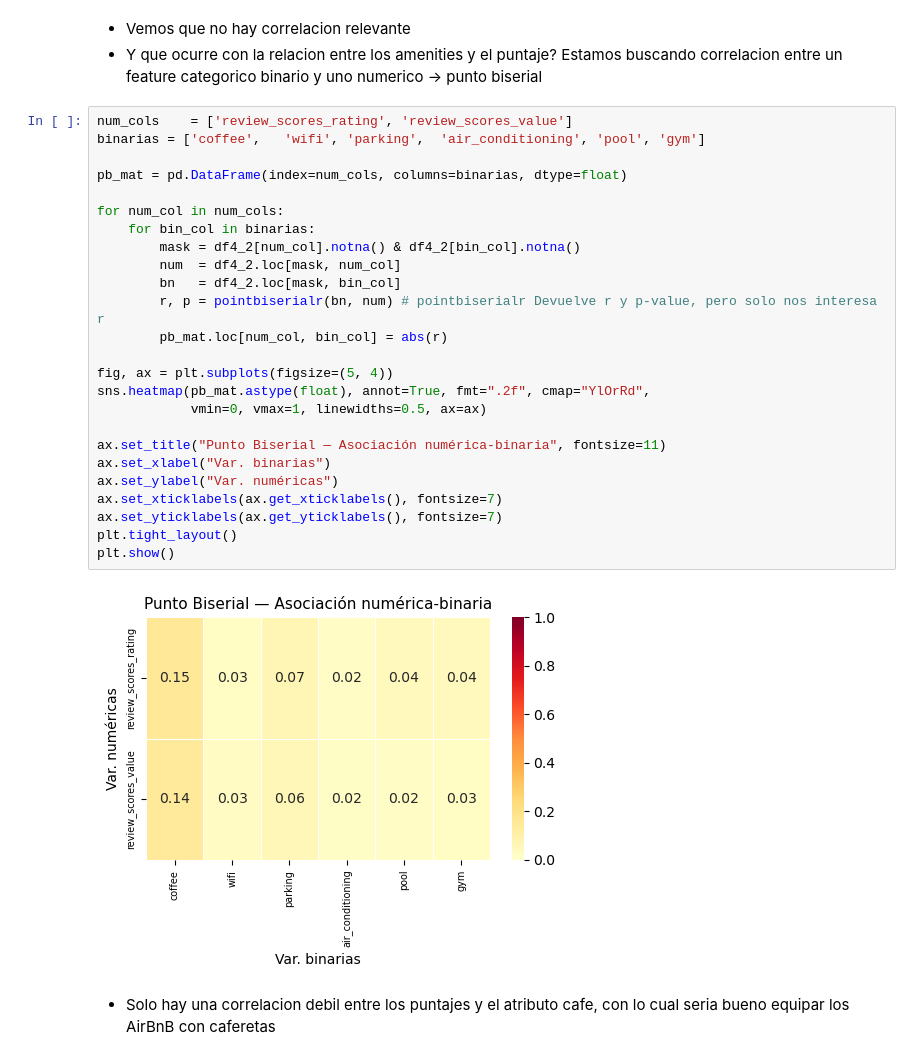
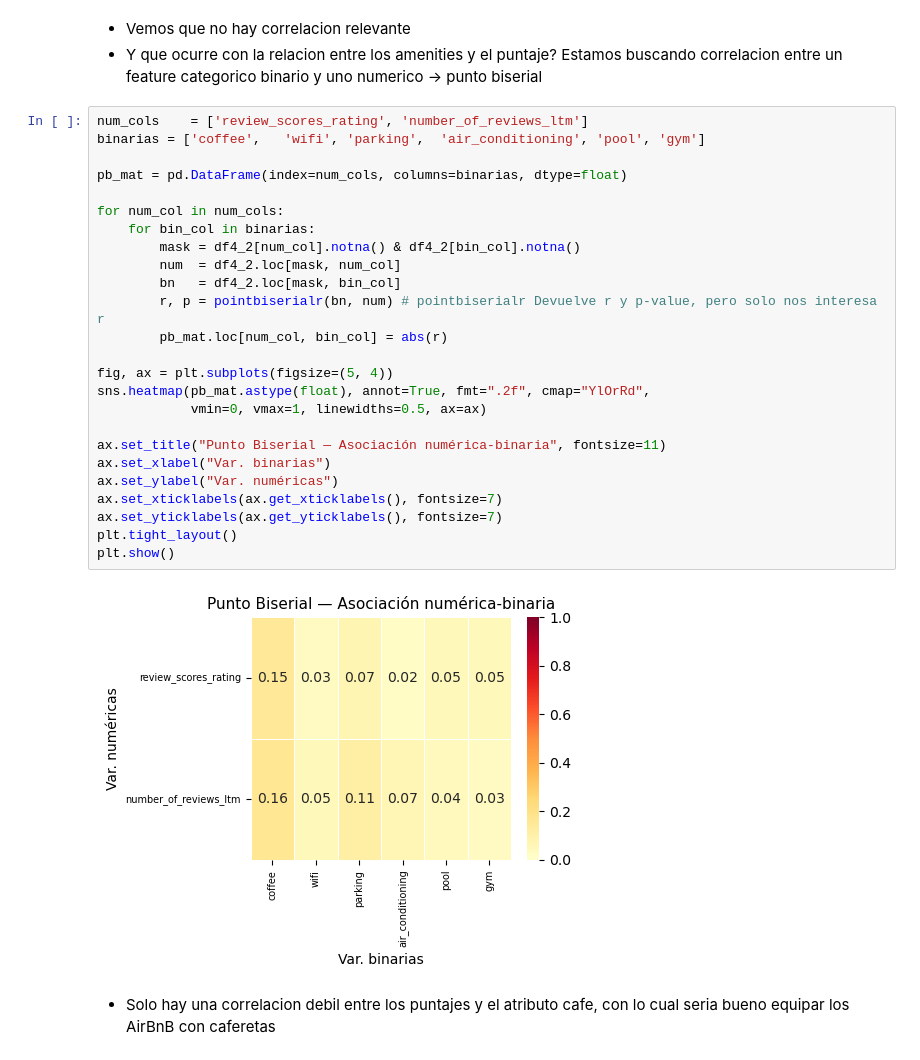
Before and after one commit to gonza29811/TP-analisis-de-datos, a Jupyter notebook: AirBnB_ds_completoV2.ipynb, the cells around one changed output. Drawn from its saved outputs; the diff is of its cells as text.

```diff
--- a/AirBnB_ds_completoV2.ipynb
+++ b/AirBnB_ds_completoV2.ipynb
@@ -787,31 +774,31 @@ plt.show()
 * Vemos que no hay correlacion relevante
 * Y que ocurre con la relacion entre los amenities y el puntaje? Estamos buscando correlacion entre un feature categorico binario y uno numerico -> punto biserial
 # %%
-num_cols    = ['review_scores_rating', 'review_scores_value']
+num_cols    = ['review_scores_rating', 'number_of_reviews_ltm']
 binarias = ['coffee',	'wifi',	'parking',	'air_conditioning', 'pool', 'gym']
 
 pb_mat = pd.DataFrame(index=num_cols, columns=binarias, dtype=float)
 
 for num_col in num_cols:
     for bin_col in binarias:
         mask = df4_2[num_col].notna() & df4_2[bin_col].notna()
         num  = df4_2.loc[mask, num_col]
         bn   = df4_2.loc[mask, bin_col]
         r, p = pointbiserialr(bn, num) # pointbiserialr Devuelve r y p-value, pero solo nos interesa r
         pb_mat.loc[num_col, bin_col] = abs(r)
 
 fig, ax = plt.subplots(figsize=(5, 4))
 sns.heatmap(pb_mat.astype(float), annot=True, fmt=".2f", cmap="YlOrRd",
             vmin=0, vmax=1, linewidths=0.5, ax=ax)
 
 ax.set_title("Punto Biserial — Asociación numérica-binaria", fontsize=11)
 ax.set_xlabel("Var. binarias")
 ax.set_ylabel("Var. numéricas")
 ax.set_xticklabels(ax.get_xticklabels(), fontsize=7)
 ax.set_yticklabels(ax.get_yticklabels(), fontsize=7)
 plt.tight_layout()
 plt.show()
 # %% [output]
-[figure, old version]
+[figure, new version]
 # %% [markdown]
 * Solo hay una correlacion debil entre los puntajes y el atributo cafe, con lo cual seria bueno equipar los AirBnB con caferetas
```
Also changed, not shown: parts of 121 cells of this notebook.
